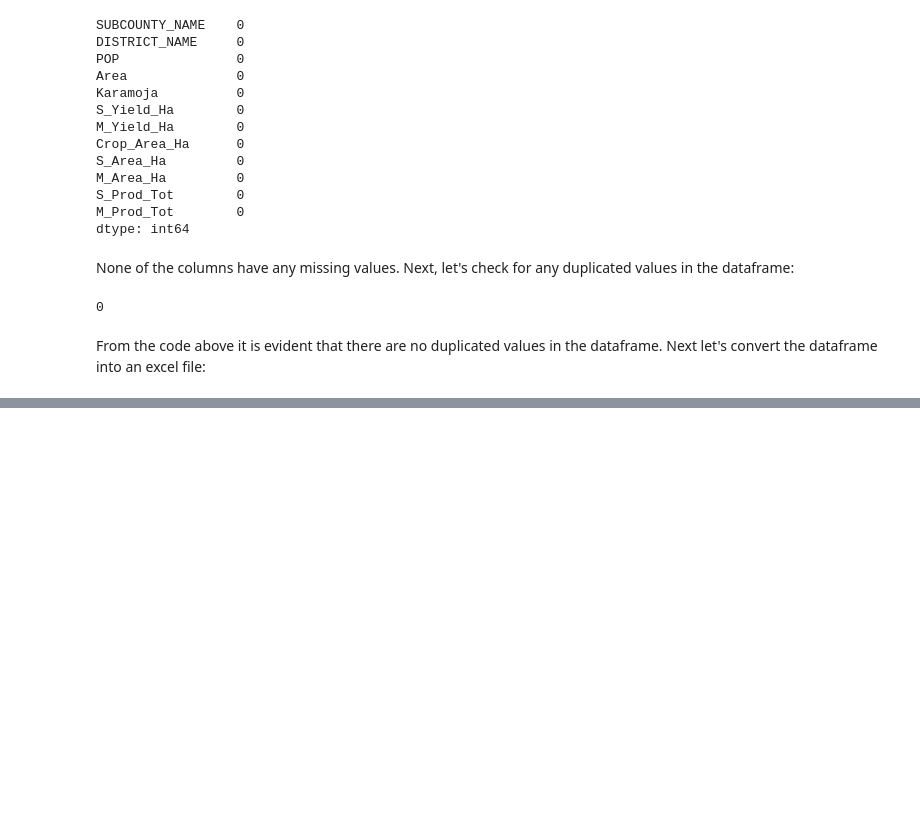
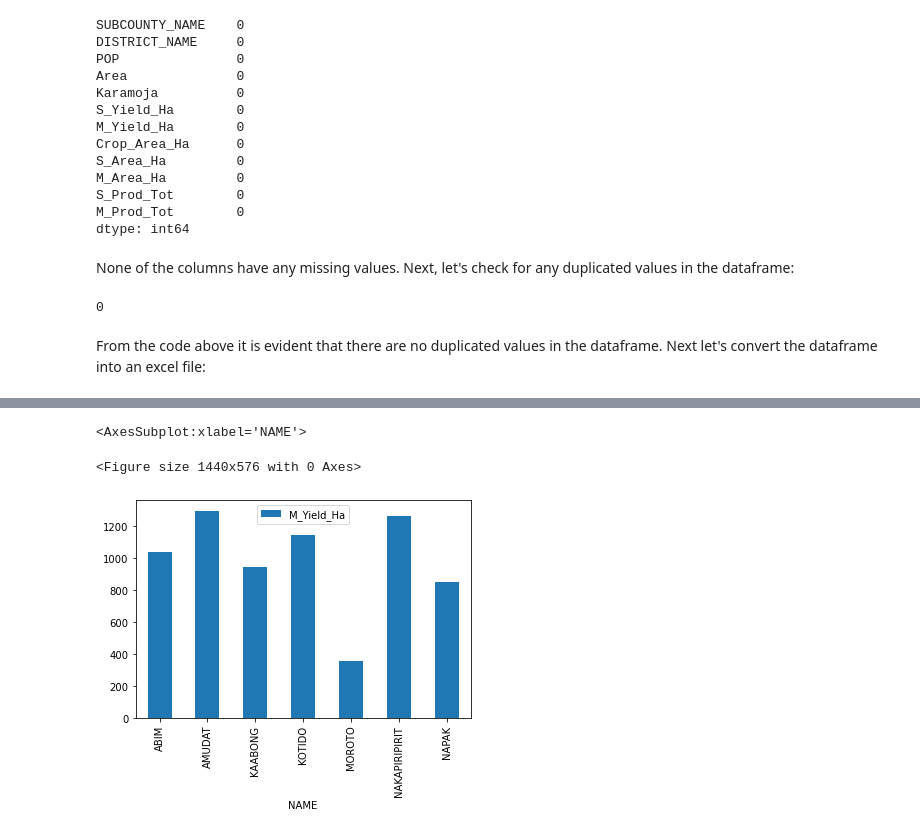
Before and after one commit to Brian-Kanyenje/dsc-dvp-project02, a Jupyter notebook: index.ipynb, the cells around one changed output, grey strips where cells are left out. Drawn from its saved outputs; the diff is of its cells as text; code cells hidden in the pictures; blank space fills up the shorter version.

```diff
--- a/index.ipynb
+++ b/index.ipynb
@@ -113,0 +122,7 @@ df1.to_excel('DATA/TABLES/Karamoja Subcounty.xlsx', index = False)
+# %%
+plt.figure(figsize=(20,8))
+df.plot('NAME', 'M_Yield_Ha', kind = 'bar')
+# %% [output]
+<AxesSubplot:xlabel='NAME'>
+<Figure size 1440x576 with 0 Axes>
+[figure, added]
```
Also changed, not shown: parts of 2 cells of this notebook.
